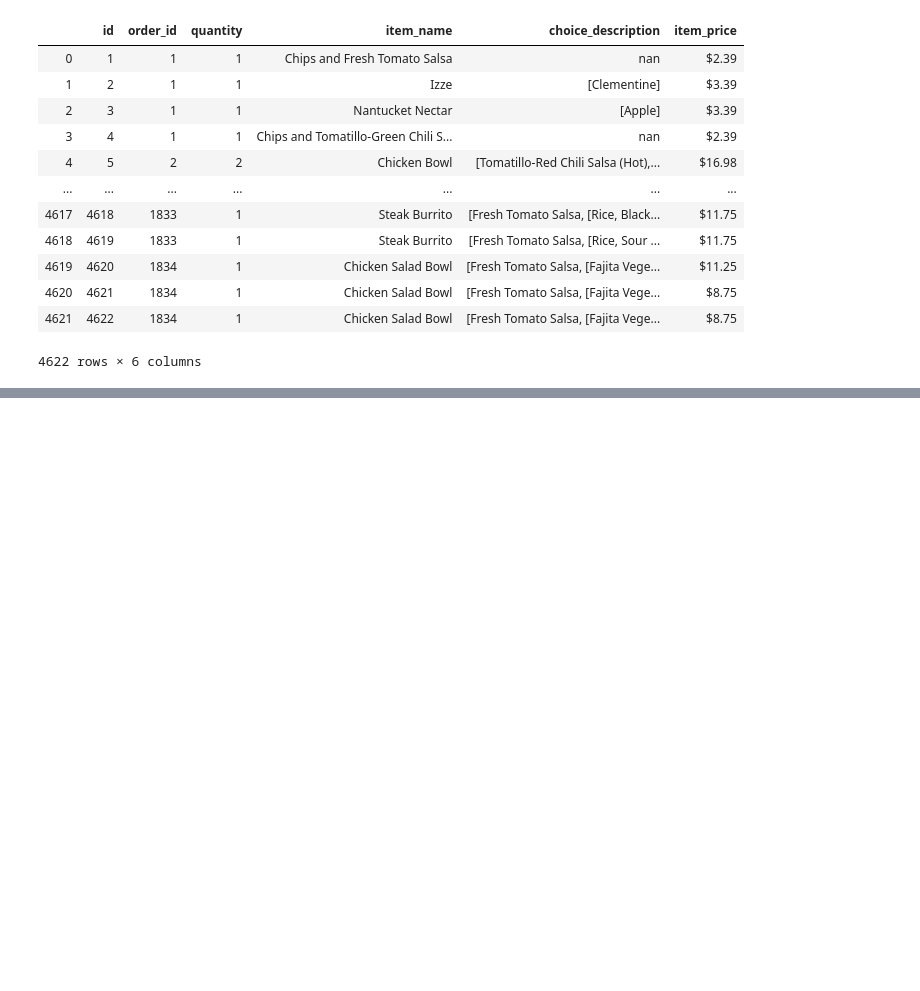
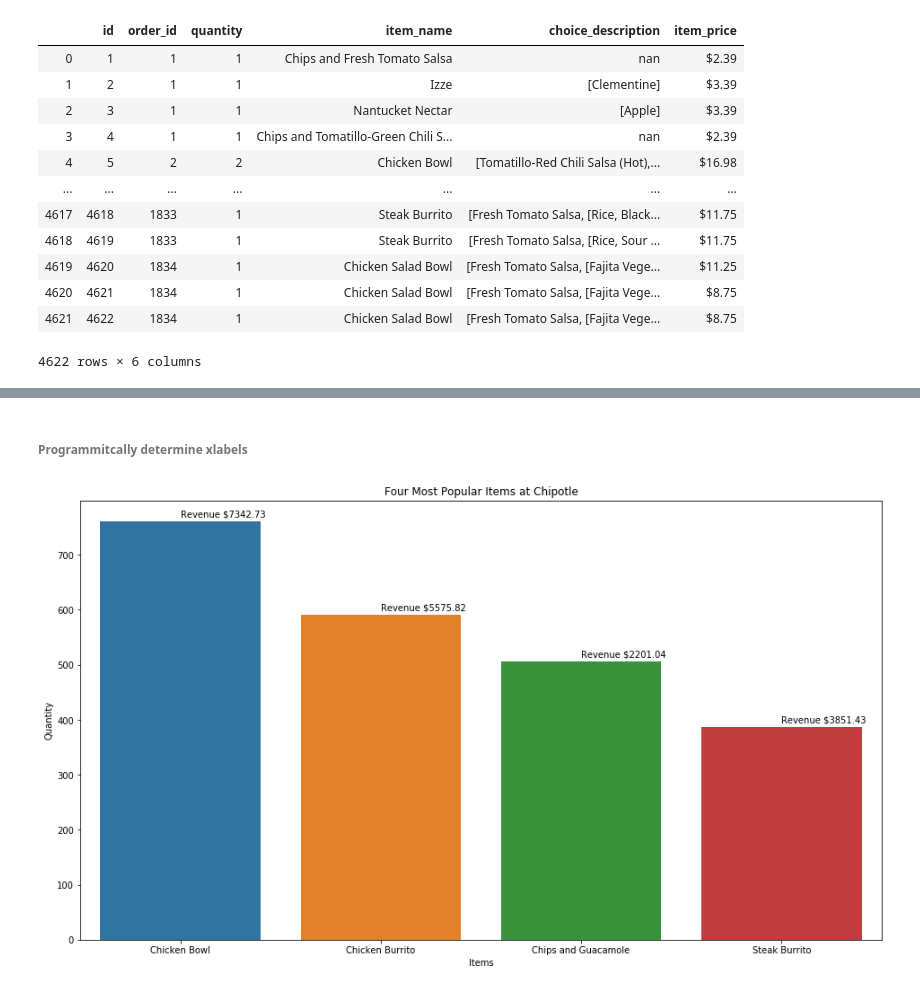
Before and after one commit to aleclhartman/python-exercises, a Jupyter notebook: 4.8.5_seaborn_exercises.ipynb, the cells around one changed output, grey strips where cells are left out. Cells and saved outputs as stored; diff of their text form; code cells hidden in the pictures; blank space fills up the shorter version.

Commit message:
completed chipotle exercises

```diff
--- a/4.8.5_seaborn_exercises.ipynb
+++ b/4.8.5_seaborn_exercises.ipynb
@@ -422,3 +422,5 @@ chipotle
 4622 rows × 6 columns
 # %%
 # create a bar chart that shows the 4 most popular items and the revenue produced by each.
+four_most_popular_items_quantity = chipotle.groupby("item_name").quantity.sum().nlargest(4)
+four_most_popular_items_quantity
@@ -424,0 +443,3 @@ chipotle
+# %%
+chipotle["item_price"] = chipotle["item_price"].str.replace("$", "").str.replace(",", "").astype(float)
+chipotle
@@ -424,0 +460,31 @@ chipotle
+# %% [markdown]
+###### Programmitcally determine xlabels
+# %%
+plt.figure(figsize=(16,9))
+sns.barplot(data=chipotle, x=["Chicken Bowl", "Chicken Burrito", "Chips and Guacamole", "Steak Burrito"] , y=four_most_popular_items_quantity)
+plt.xlabel("Items")
+plt.ylabel("Quantity")
+plt.title("Four Most Popular Items at Chipotle")
+plt.text(
+    0,
+    769,
+    f'Revenue ${chipotle[chipotle.item_name == "Chicken Bowl"].item_price.sum().round(2)}'
+)
+plt.text(
+    1,
+    600,
+    f'Revenue ${chipotle[chipotle.item_name == "Chicken Burrito"].item_price.sum().round(2)}'
+)
+plt.text(
+    2,
+    515,
+    f'Revenue ${chipotle[chipotle.item_name == "Chips and Guacamole"].item_price.sum().round(2)}'
+)
+plt.text(
+    3,
+    395,
+    f'Revenue ${chipotle[chipotle.item_name == "Steak Burrito"].item_price.sum().round(2)}'
+)
+plt.show()
+# %% [output]
+[figure, added]
```
Also changed, not shown: parts of 4 cells of this notebook.
